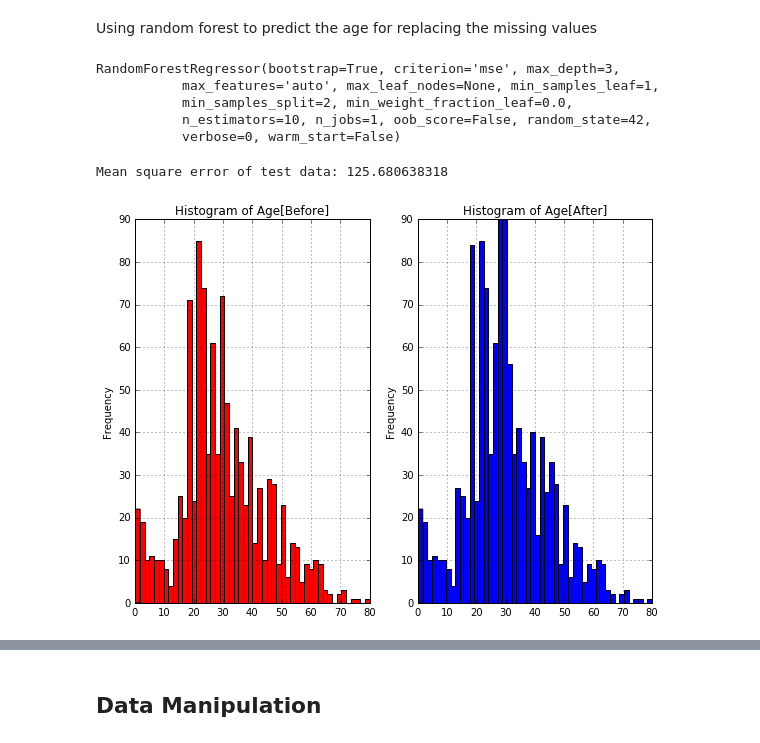
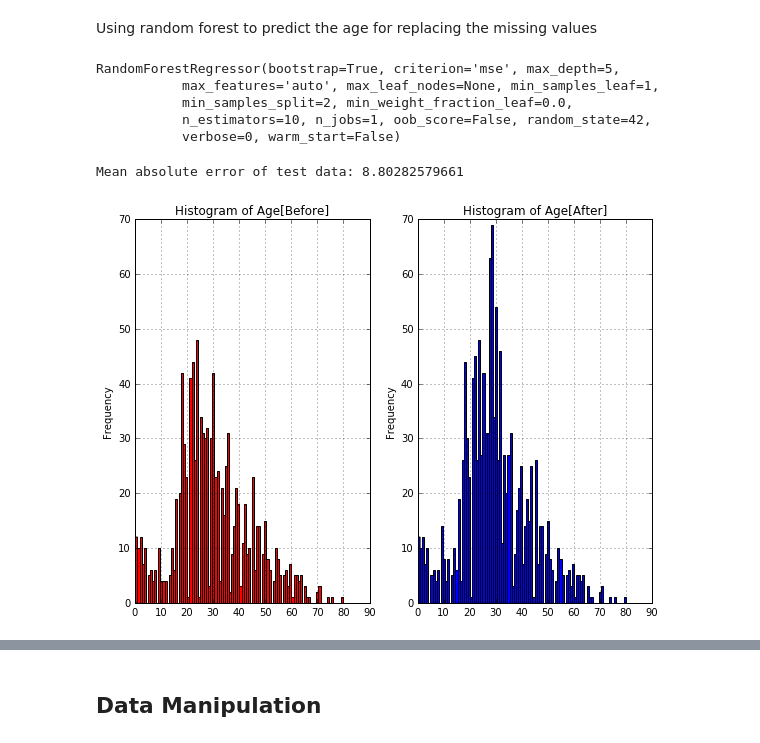
Before and after one commit to ArthurLu/Kaggle.Titanic, a Jupyter notebook: notebook.ipynb, the cells around one changed output, grey strips where cells are left out. Cells and saved outputs as stored; diff of their text form; code cells hidden in the pictures.

```diff
--- a/notebook.ipynb
+++ b/notebook.ipynb
@@ -234,42 +239,42 @@ X_train, X_test, y_train, y_test = train_test_split(X, y, random_state=42)
 Using random forest to predict the age for replacing the missing values
 # %%
 from sklearn.ensemble import RandomForestRegressor
-from sklearn.metrics import mean_squared_error
+from sklearn.metrics import mean_absolute_error
 from sklearn.metrics import make_scorer
 from sklearn import grid_search
 
 rf = RandomForestRegressor(random_state=42)
 parameters = {'max_depth': [1,3,5], 'min_samples_leaf':[1,3,5]}
-scoring_function = make_scorer(mean_squared_error, greater_is_better=False)
+scoring_function = make_scorer(mean_absolute_error, greater_is_better=False)
 
 reg = grid_search.GridSearchCV(rf, param_grid=parameters, scoring=scoring_function)
 reg.fit(X_train, y_train)
 print reg.best_estimator_
 # %% [output]
-RandomForestRegressor(bootstrap=True, criterion='mse', max_depth=3,
+RandomForestRegressor(bootstrap=True, criterion='mse', max_depth=5,
            max_features='auto', max_leaf_nodes=None, min_samples_leaf=1,
            min_samples_split=2, min_weight_fraction_leaf=0.0,
            n_estimators=10, n_jobs=1, oob_score=False, random_state=42,
            verbose=0, warm_start=False)
 # %%
-print "Mean square error of test data: {}".format(mean_squared_error(y_test, reg.predict(X_test)))
+print "Mean absolute error of test data: {}".format(mean_absolute_error(y_test, reg.predict(X_test)))
 # %% [output]
-Mean square error of test data: 125.680638318
+Mean absolute error of test data: 8.80282579661
 # %%
 fg, ax = plt.subplots(ncols=2)
-ax[0].set_ylim((0,90))
+ax[0].set_ylim((0,70))
 ax[0].set_ylabel('Frequency')
 ax[0].set_title('Histogram of Age[Before]')
-full.Age.hist(bins=50, color='red', ax=ax[0])
+full.Age.hist(bins=100, color='red', ax=ax[0])
 
 pred = reg.predict(full[full.Age.isnull()].drop('Age', axis=1))
 full.set_value(full.Age.isnull(), 'Age', pred)
 
-ax[1].set_ylim((0,90))
+ax[1].set_ylim((0,70))
 ax[1].set_ylabel('Frequency')
 ax[1].set_title('Histogram of Age[After]')
-full.Age.hist(bins=50, color='blue', ax=ax[1])
+full.Age.hist(bins=100, color='blue', ax=ax[1])
 fg.tight_layout()
 # %% [output]
-[figure, old version]
+[figure, new version]
 # %%
```
Also changed, not shown: parts of 25 cells of this notebook.
